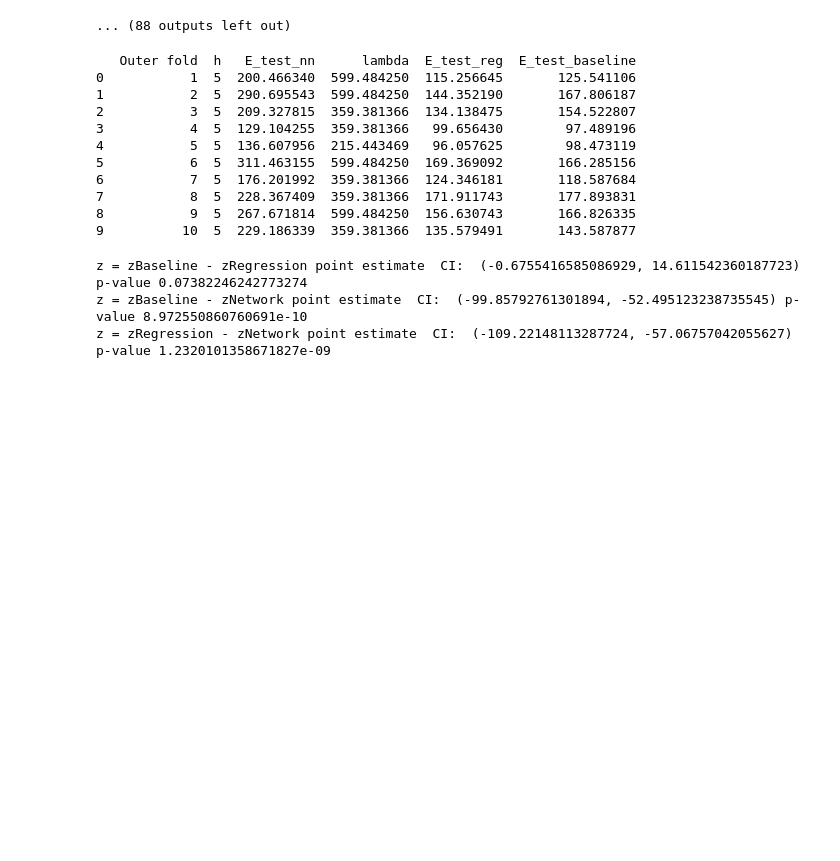
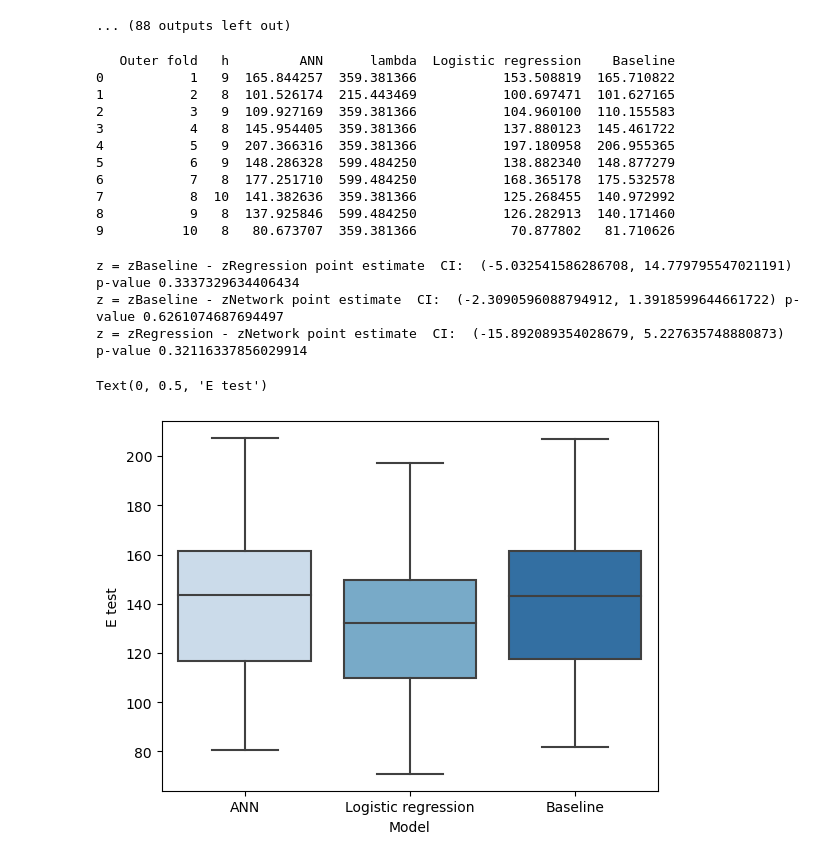
Before and after one commit to Erik100001000000/code, a Jupyter notebook: Regression.ipynb, the cells around one changed output. Cells and saved outputs as stored; diff of their text form; code cells hidden in the pictures; blank space fills up the shorter version.

```diff
--- a/Regression.ipynb
+++ b/Regression.ipynb
@@ -26,7 +26,6 @@ y = y.to_numpy()
 mu = np.mean(X, 0)
 sigma = np.std(X, 0)
 X = (X - mu) / sigma
-X = (X - mu) / sigma
 classNames = "DEATH_EVENT"
 N, M = X.shape
 C = 2
@@ -133,7 +132,7 @@ K2 = 10
 
 # Initialize variables
 lambda_interval = np.logspace(1, 3, 10) # Holds regularization values for our logistic regression model
-hidden_units_interval = [1, 2, 3, 4, 5] # Holds hidden units range for our neural network
+hidden_units_interval = [6, 7, 8, 9, 10] # Holds hidden units range for our neural network
 final_models_lambda = []
 final_models_reg_error = []
 final_models_hidden_unit = []
@@ -247,27 +246,27 @@ Crossvalidation inner fold: 2/10
 # %%
 data = {"Outer fold": range(1, K1 + 1),
         "h": final_models_hidden_unit,
-        "E_test_nn": final_models_nn_error,
+        "ANN": final_models_nn_error,
         "lambda": final_models_lambda,
-        "E_test_reg": final_models_reg_error,
-        "E_test_baseline": final_baseline_error}
+        "Logistic regression": final_models_reg_error,
+        "Baseline": final_baseline_error}
 
 df = pd.DataFrame(data)
 df.set_index("Outer fold")
 
 print(df)
 # %% [output]
-   Outer fold  h   E_test_nn      lambda  E_test_reg  E_test_baseline
-0           1  5  200.466340  599.484250  115.256645       125.541106
-1           2  5  290.695543  599.484250  144.352190       167.806187
-2           3  5  209.327815  359.381366  134.138475       154.522807
-3           4  5  129.104255  359.381366   99.656430        97.489196
-4           5  5  136.607956  215.443469   96.057625        98.473119
-5           6  5  311.463155  599.484250  169.369092       166.285156
-6           7  5  176.201992  359.381366  124.346181       118.587684
-7           8  5  228.367409  359.381366  171.911743       177.893831
-8           9  5  267.671814  599.484250  156.630743       166.826335
-9          10  5  229.186339  359.381366  135.579491       143.587877
+   Outer fold   h         ANN      lambda  Logistic regression    Baseline
+0           1   9  165.844257  359.381366           153.508819  165.710822
+1           2   8  101.526174  215.443469           100.697471  101.627165
+2           3   9  109.927169  359.381366           104.960100  110.155583
+3           4   8  145.954405  359.381366           137.880123  145.461722
+4           5   9  207.366316  359.381366           197.180958  206.955365
+5           6   9  148.286328  599.484250           138.882340  148.877279
+6           7   8  177.251710  599.484250           168.365178  175.532578
+7           8  10  141.382636  359.381366           125.268455  140.972992
+8           9   8  137.925846  599.484250           126.282913  140.171460
+9          10   8   80.673707  359.381366            70.877802   81.710626
 # %%
 import scipy.stats as st
 
@@ -299,6 +298,16 @@ CI = st.t.interval(1-alpha, len(z)-1, loc=np.mean(z), scale=st.sem(z))  # Confid
 p = 2*st.t.cdf( -np.abs( np.mean(z) )/st.sem(z), df=len(z)-1)  # p-value
 print("z = zRegression - zNetwork point estimate", " CI: ", CI, "p-value", p)
 # %% [output]
-z = zBaseline - zRegression point estimate  CI:  (-0.6755416585086929, 14.611542360187723) p-value 0.07382246242773274
-z = zBaseline - zNetwork point estimate  CI:  (-99.85792761301894, -52.495123238735545) p-value 8.972550860760691e-10
-z = zRegression - zNetwork point estimate  CI:  (-109.22148113287724, -57.06757042055627) p-value 1.2320101358671827e-09
+z = zBaseline - zRegression point estimate  CI:  (-5.032541586286708, 14.779795547021191) p-value 0.3337329634406434
+z = zBaseline - zNetwork point estimate  CI:  (-2.3090596088794912, 1.3918599644661722) p-value 0.6261074687694497
+z = zRegression - zNetwork point estimate  CI:  (-15.892089354028679, 5.227635748880873) p-value 0.32116337856029914
+# %%
+import seaborn as sn
+
+#df = df.drop(["lambda", "h", "Outer fold"], axis = 1)
+sn.boxplot(data= df, palette="Blues")
+plt.xlabel('Model')
+plt.ylabel('E test')
+# %% [output]
+Text(0, 0.5, 'E test')
+[figure, added]
```
Also changed, not shown: 4 other files.
